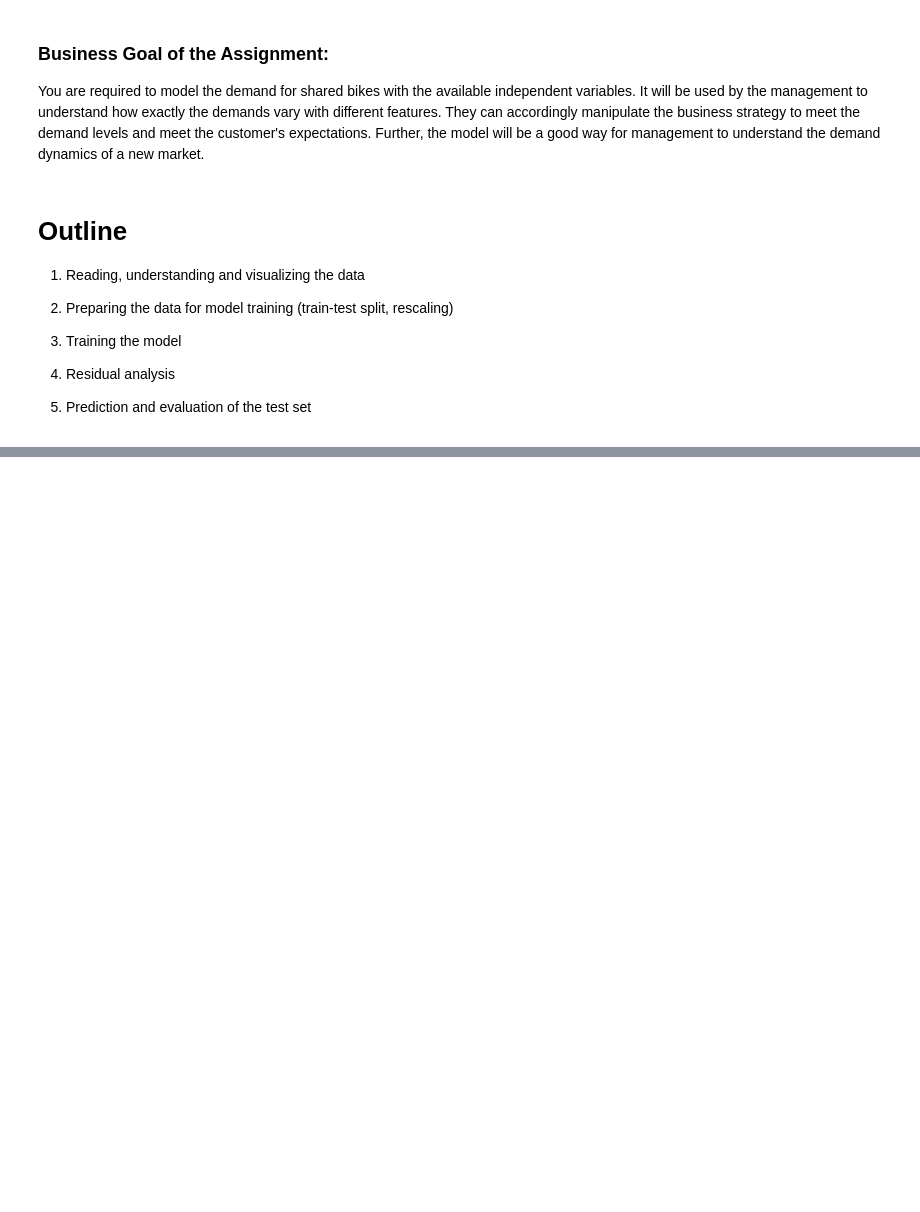
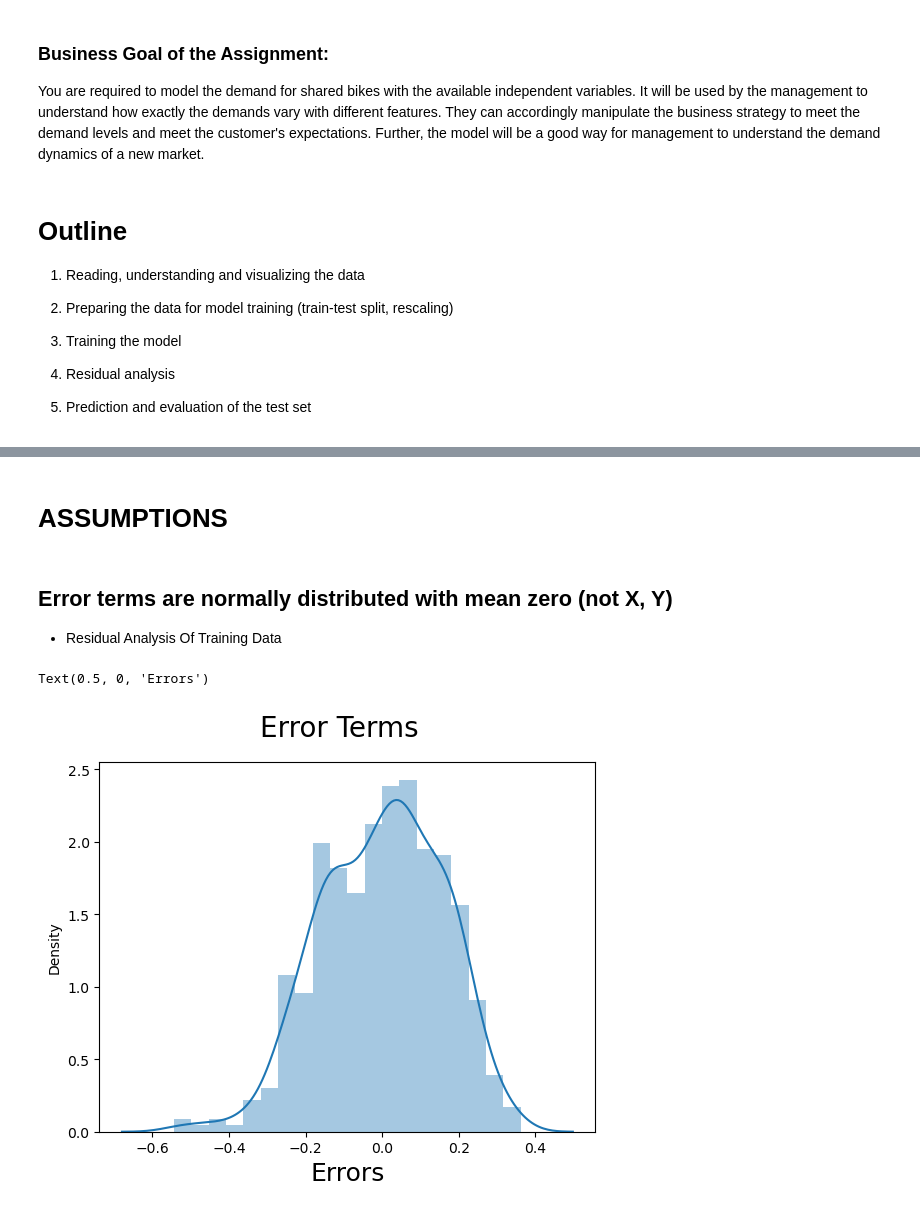
Before and after one commit to guptamadhur/Bike-Sharing-Assignment, a Jupyter notebook: MG Bike Rental Linear Regression Assignment.ipynb, the cells around one changed output, grey strips where cells are left out. Saved outputs shown, nothing was run; the diff lists cells and outputs as text; code cells hidden in the pictures; blank space fills up the shorter version.

```diff
--- a/MG Bike Rental Linear Regression Assignment.ipynb
+++ b/MG Bike Rental Linear Regression Assignment.ipynb
@@ -721,0 +1067,6 @@ df_test[scaler_var] = scaler.transform(df_test[scaler_var])
+# %%
+# Add a constant
+X_train_lm5 = sm.add_constant(X_train_new)
+
+# Create a first fitted model
+lr5 = sm.OLS(y_train, X_train_lm5).fit()
@@ -721,0 +1118,2 @@ df_test[scaler_var] = scaler.transform(df_test[scaler_var])
+# %%
+X_train_new = X_train_new.drop(["mnth_3"], axis = 1)
@@ -721,0 +1150,6 @@ df_test[scaler_var] = scaler.transform(df_test[scaler_var])
+# %%
+# Add a constant
+X_train_lm6 = sm.add_constant(X_train_new)
+
+# Create a first fitted model
+lr6 = sm.OLS(y_train, X_train_lm6).fit()
@@ -721,0 +1261,17 @@ df_test[scaler_var] = scaler.transform(df_test[scaler_var])
+# %% [markdown]
+# ASSUMPTIONS
+# %% [markdown]
+## Error terms are normally distributed with mean zero (not X, Y)
+- Residual Analysis Of Training Data
+# %%
+y_train_pred = lr6.predict(X_train_lm6)
+# %%
+res = y_train-y_train_pred
+# Plot the histogram of the error terms
+fig = plt.figure()
+sns.distplot((res), bins = 20)
+fig.suptitle('Error Terms', fontsize = 20)                  # Plot heading
+plt.xlabel('Errors', fontsize = 18)                         # X-label
+# %% [output]
+Text(0.5, 0, 'Errors')
+[figure, added]
```
Also changed, not shown: parts of 290 cells of this notebook.
